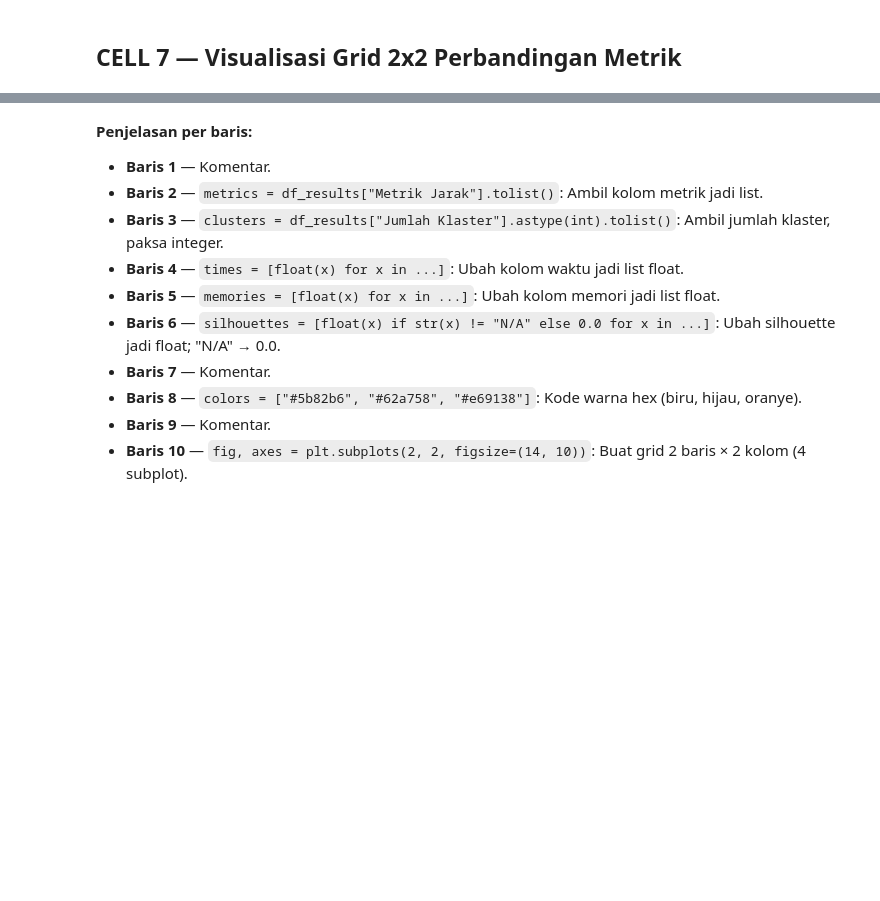
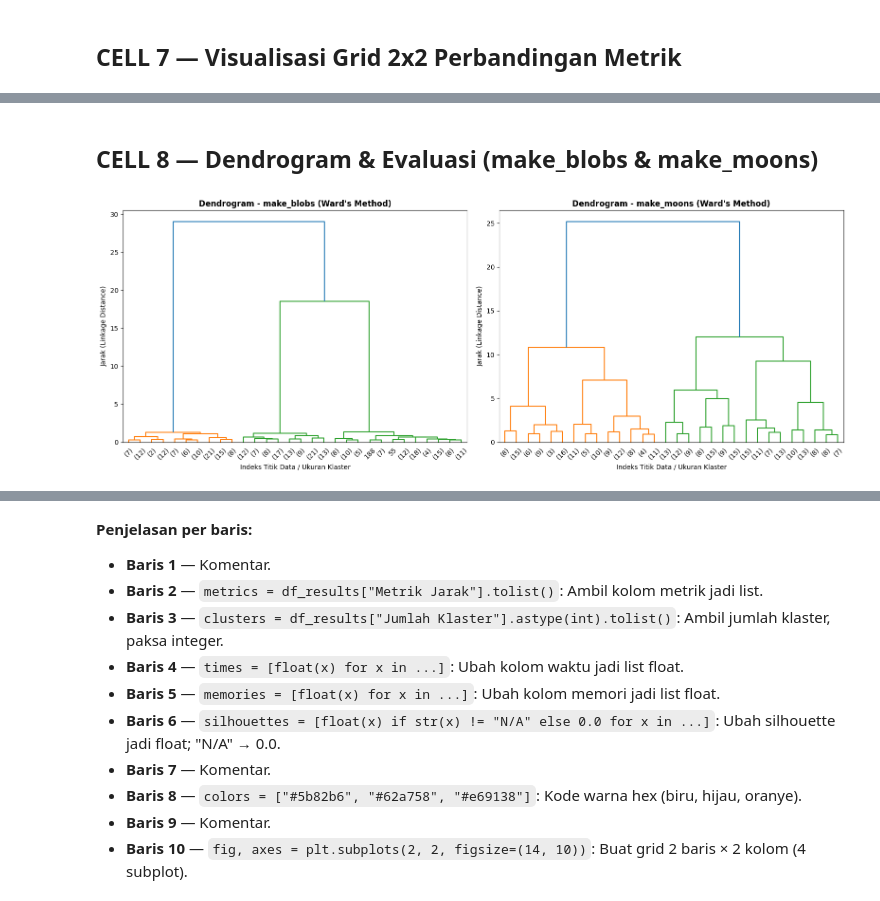
Before and after one commit to jiroammarwafi/244107020190-ML, a Jupyter notebook: DBSCAN.ipynb, the cells around one changed output, grey strips where cells are left out. Cells and saved outputs as stored; diff of their text form; code cells hidden in the pictures; blank space fills up the shorter version.

```diff
--- a/DBSCAN.ipynb
+++ b/DBSCAN.ipynb
@@ -587,0 +588,42 @@ plt.show()
+# %% [markdown]
+## CELL 8 — Dendrogram & Evaluasi (make_blobs & make_moons)
+# %%
+import numpy as np
+import pandas as pd
+import matplotlib.pyplot as plt
+from sklearn.datasets import make_blobs, make_moons
+from sklearn.preprocessing import StandardScaler
+from sklearn.cluster import DBSCAN, AgglomerativeClustering
+from scipy.cluster.hierarchy import dendrogram, linkage
+from sklearn.metrics import davies_bouldin_score, adjusted_rand_score, normalized_mutual_info_score
+
+# 1. Generate Dataset
+X_blobs, y_blobs = make_blobs(n_samples=300, centers=3, cluster_std=0.60, random_state=42)
+X_moons, y_moons = make_moons(n_samples=300, noise=0.1, random_state=42)
+
+# Standardisasi Data
+scaler = StandardScaler()
+X_blobs_scaled = scaler.fit_transform(X_blobs)
+X_moons_scaled = scaler.fit_transform(X_moons)
+
+# Plot Dendrogram untuk kedua dataset
+fig, axes = plt.subplots(1, 2, figsize=(16, 6))
+
+# Dendrogram untuk make_blobs
+Z_blobs = linkage(X_blobs_scaled, method='ward')
+dendrogram(Z_blobs, ax=axes[0], truncate_mode='lastp', p=30, show_leaf_counts=True)
+axes[0].set_title("Dendrogram - make_blobs (Ward's Method)", fontsize=12, fontweight='bold')
+axes[0].set_xlabel("Indeks Titik Data / Ukuran Klaster")
+axes[0].set_ylabel("Jarak (Linkage Distance)")
+
+# Dendrogram untuk make_moons
+Z_moons = linkage(X_moons_scaled, method='ward')
+dendrogram(Z_moons, ax=axes[1], truncate_mode='lastp', p=30, show_leaf_counts=True)
+axes[1].set_title("Dendrogram - make_moons (Ward's Method)", fontsize=12, fontweight='bold')
+axes[1].set_xlabel("Indeks Titik Data / Ukuran Klaster")
+axes[1].set_ylabel("Jarak (Linkage Distance)")
+
+plt.tight_layout()
+plt.show()
+# %% [output]
+[figure, added]
```
Also changed, not shown: parts of 10 cells of this notebook.
